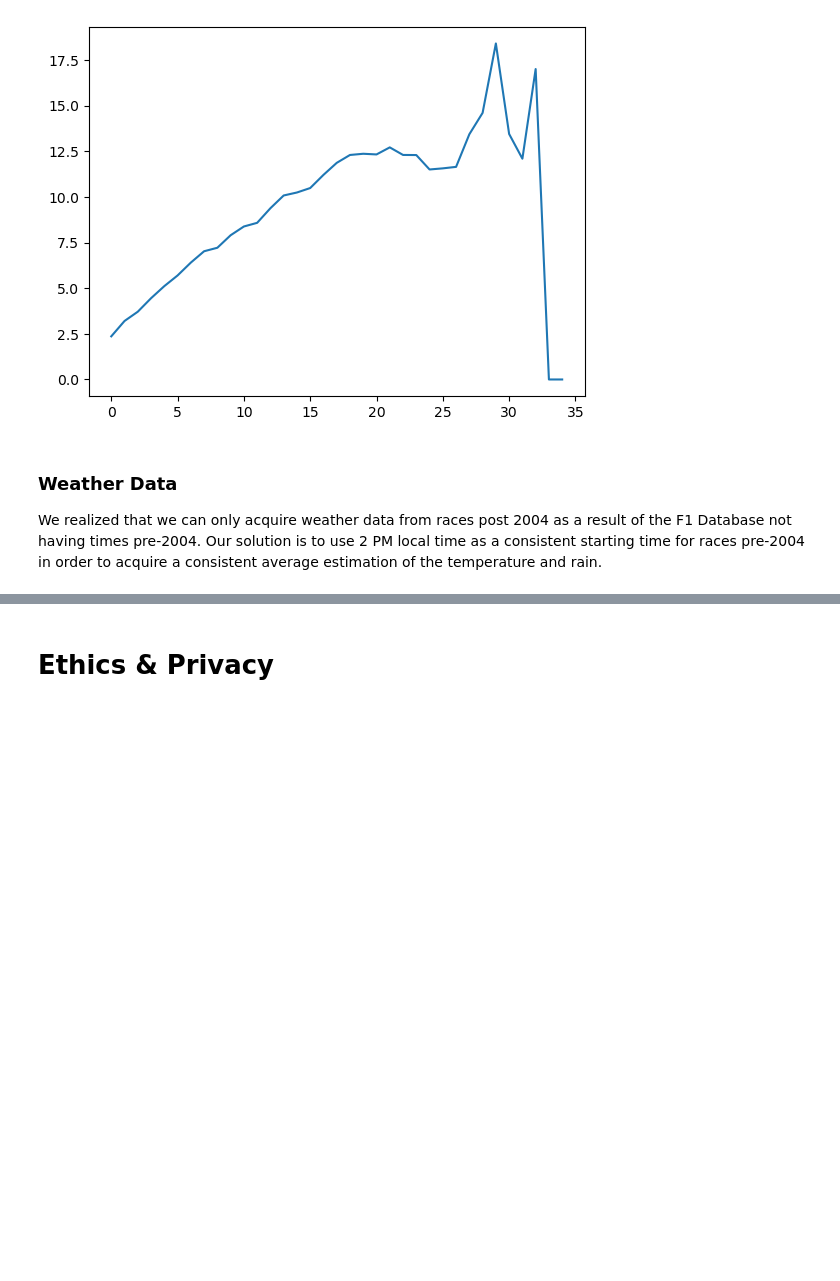
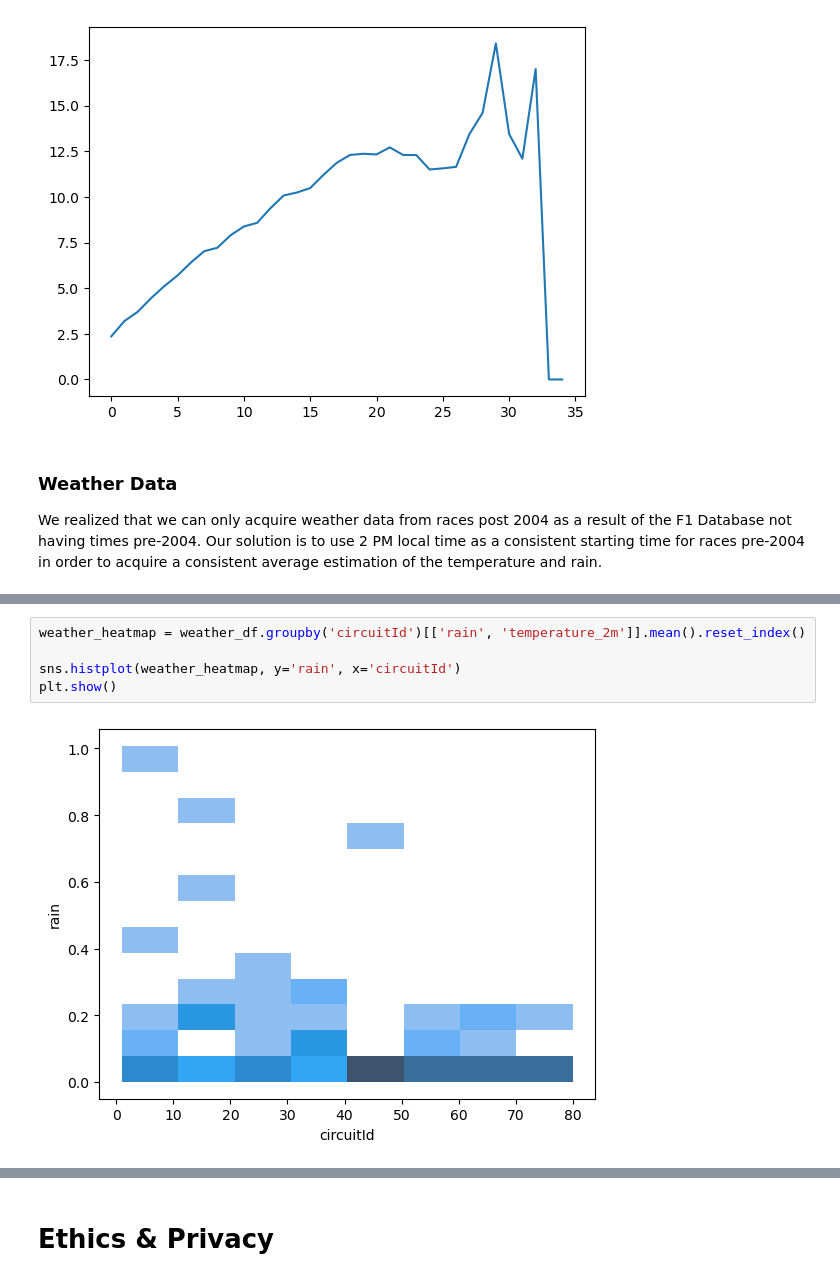
Before and after one commit to KaustubhPaliwal/F1GridAnalysis, a Jupyter notebook: EDACheckpoint_Group149-FA24.ipynb, the cells around one changed output, grey strips where cells are left out. Drawn from its saved outputs; the diff is of its cells as text; blank space fills up the shorter version.

```diff
--- a/EDACheckpoint_Group149-FA24.ipynb
+++ b/EDACheckpoint_Group149-FA24.ipynb
@@ -305,0 +313,7 @@ We realized that we can only acquire weather data from races post 2004 as a resu
+# %%
+weather_heatmap = weather_df.groupby('circuitId')[['rain', 'temperature_2m']].mean().reset_index()
+
+sns.histplot(weather_heatmap, y='rain', x='circuitId')
+plt.show()
+# %% [output]
+[figure, added]
```
Also changed, not shown: parts of 8 cells of this notebook.
